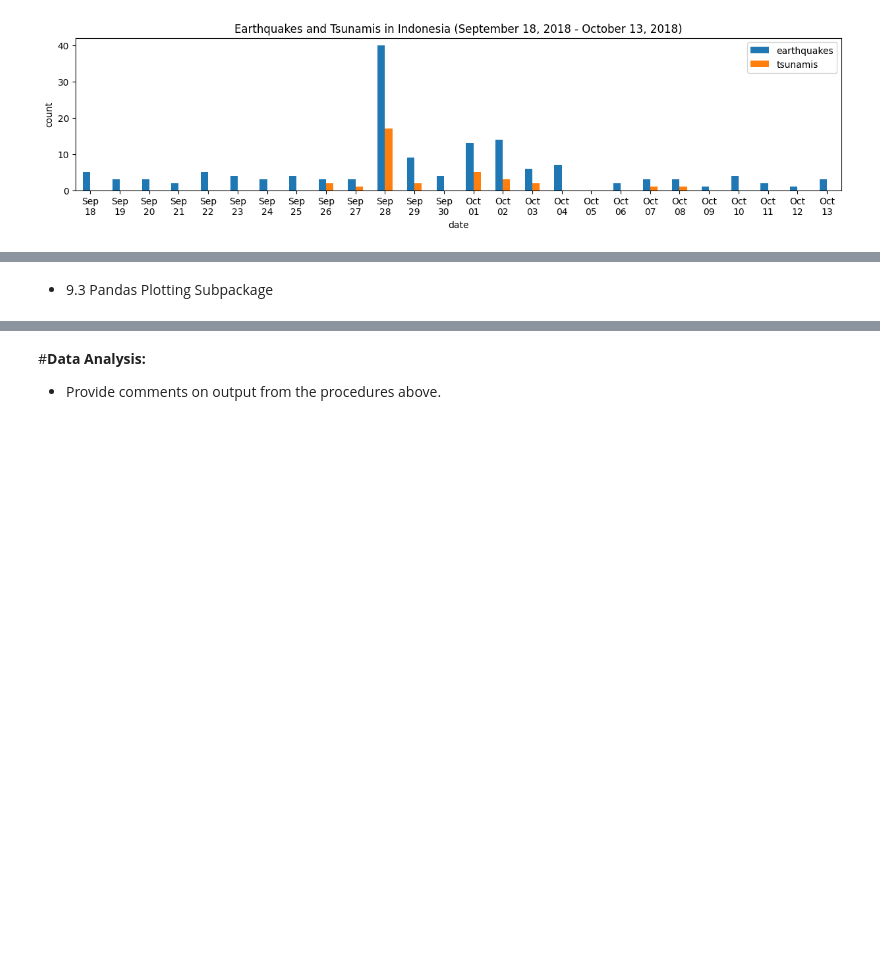
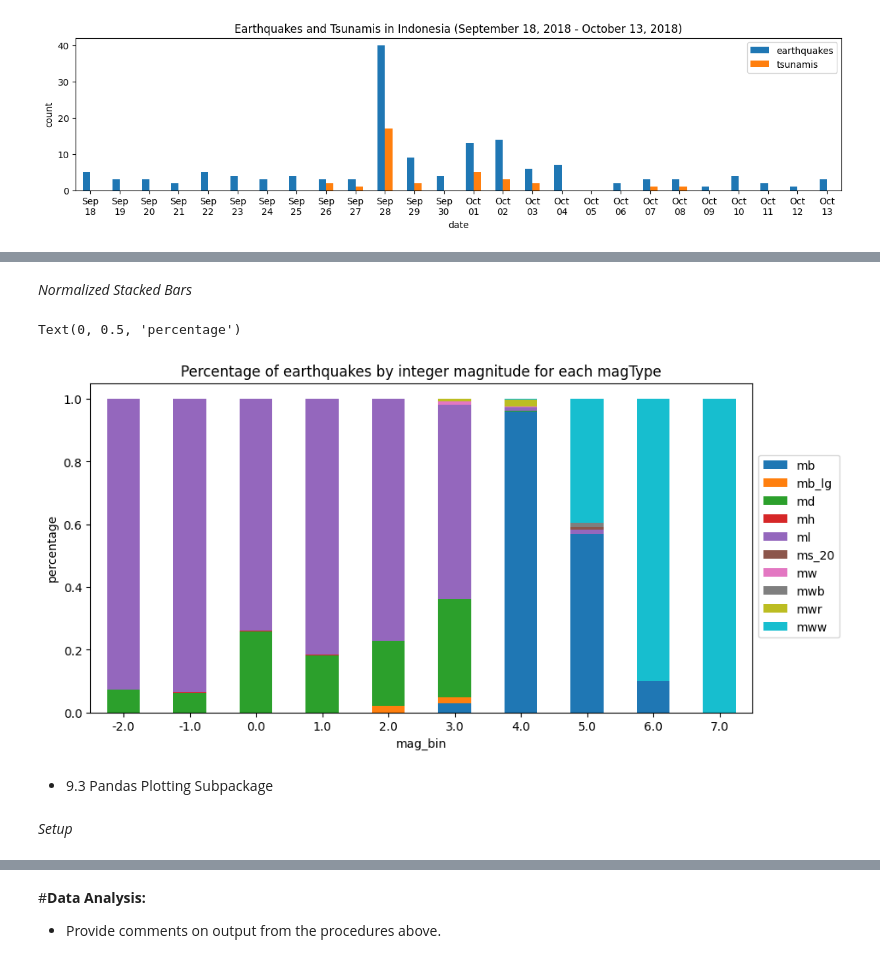
Before and after one commit to jcjcjjc-kekeodt/CPE-311, a Jupyter notebook: Hands_on_Activity_9_1_Data_Visualization_using_Pandas_and_Matplotlib_DEBOLGADO.ipynb, the cells around one changed output, grey strips where cells are left out. Drawn from its saved outputs; the diff is of its cells as text; code cells hidden in the pictures; blank space fills up the shorter version.

```diff
--- a/Hands_on_Activity_9_1_Data_Visualization_using_Pandas_and_Matplotlib_DEBOLGADO.ipynb
+++ b/Hands_on_Activity_9_1_Data_Visualization_using_Pandas_and_Matplotlib_DEBOLGADO.ipynb
@@ -499,2 +534,17 @@ Text(0, 0.5, 'count')
+# %% [markdown]
+*Normalized Stacked Bars*
+# %%
+normalized_pivot = pivot.fillna(0).apply(lambda x: x/x.sum(), axis=1)
+ax = normalized_pivot.plot.bar(
+stacked=True, rot=0, figsize=(10, 5),
+title='Percentage of earthquakes by integer magnitude for each magType'
+)
+ax.legend(bbox_to_anchor=(1, 0.8)) # move legend to the right of the plot
+plt.ylabel('percentage') # label the axes (discussed in chapter 6)
+# %% [output]
+Text(0, 0.5, 'percentage')
+[figure, added]
 # %% [markdown]
 * 9.3 Pandas Plotting Subpackage
+# %% [markdown]
+*Setup*
```
Also changed, not shown: parts of 26 cells of this notebook.
